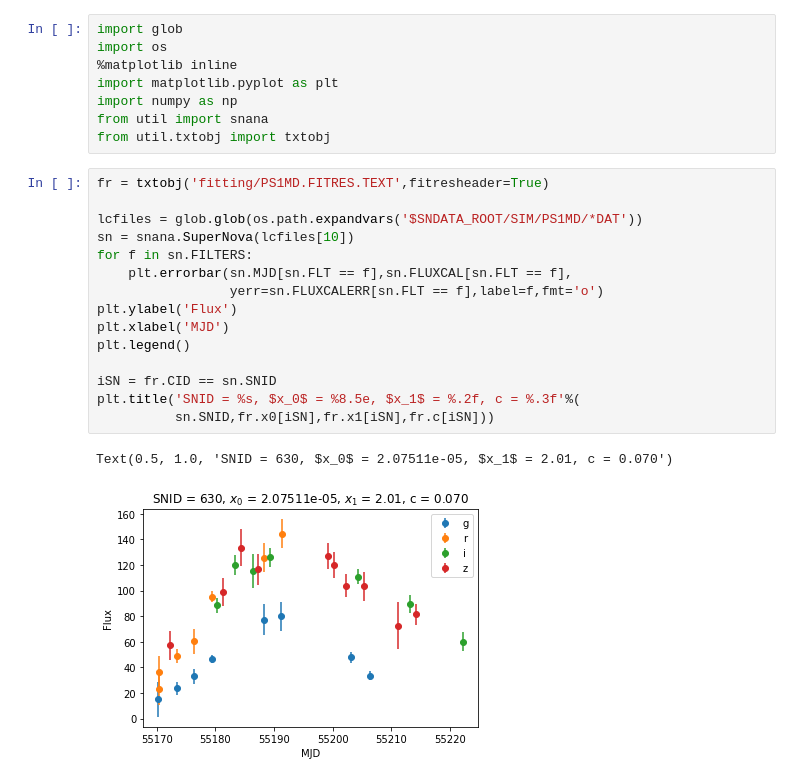
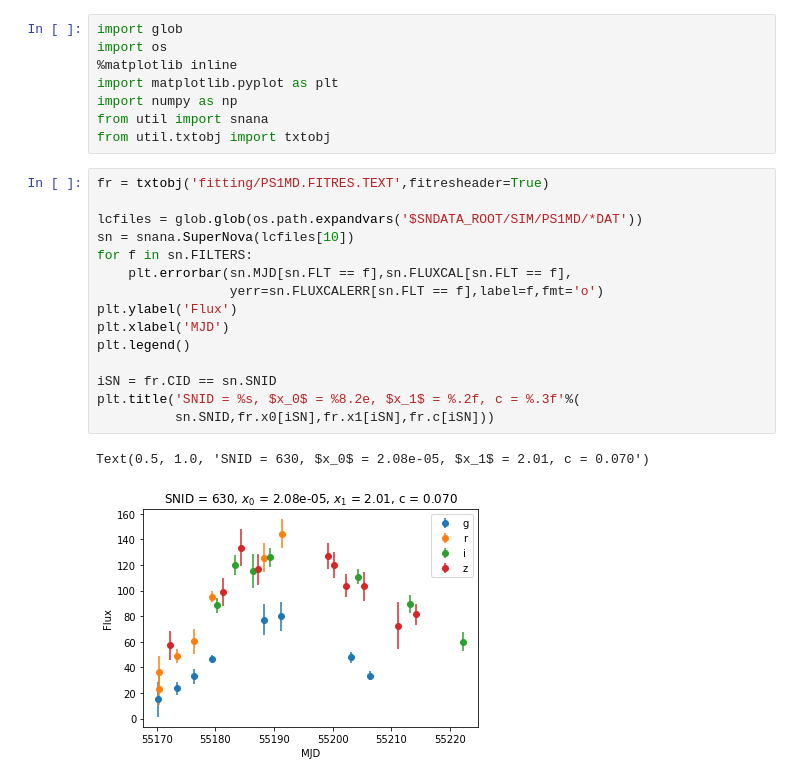
Before and after one commit to djones1040/SNANA_StarterKit, a Jupyter notebook: lcfitting.ipynb, the cells around one changed output. Drawn from its saved outputs; the diff is of its cells as text.

Commit message:
added plots to fitting docs

```diff
--- a/lcfitting.ipynb
+++ b/lcfitting.ipynb
@@ -9,21 +9,21 @@ from util.txtobj import txtobj
 # %%
 fr = txtobj('fitting/PS1MD.FITRES.TEXT',fitresheader=True)
 
 lcfiles = glob.glob(os.path.expandvars('$SNDATA_ROOT/SIM/PS1MD/*DAT'))
 sn = snana.SuperNova(lcfiles[10])
 for f in sn.FILTERS:
     plt.errorbar(sn.MJD[sn.FLT == f],sn.FLUXCAL[sn.FLT == f],
                  yerr=sn.FLUXCALERR[sn.FLT == f],label=f,fmt='o')
 plt.ylabel('Flux')
 plt.xlabel('MJD')
 plt.legend()
 
 iSN = fr.CID == sn.SNID
-plt.title('SNID = %s, $x_0$ = %8.5e, $x_1$ = %.2f, c = %.3f'%(
+plt.title('SNID = %s, $x_0$ = %8.2e, $x_1$ = %.2f, c = %.3f'%(
           sn.SNID,fr.x0[iSN],fr.x1[iSN],fr.c[iSN]))
 # %% [output]
-Text(0.5, 1.0, 'SNID = 630, $x_0$ = 2.07511e-05, $x_1$ = 2.01, c = 0.070')
+Text(0.5, 1.0, 'SNID = 630, $x_0$ = 2.08e-05, $x_1$ = 2.01, c = 0.070')
-[figure, old version]
+[figure, new version]
 # %%
 import sncosmo
 from util import register
```
Also changed, not shown: parts of 3 cells of this notebook, 5 other files.
